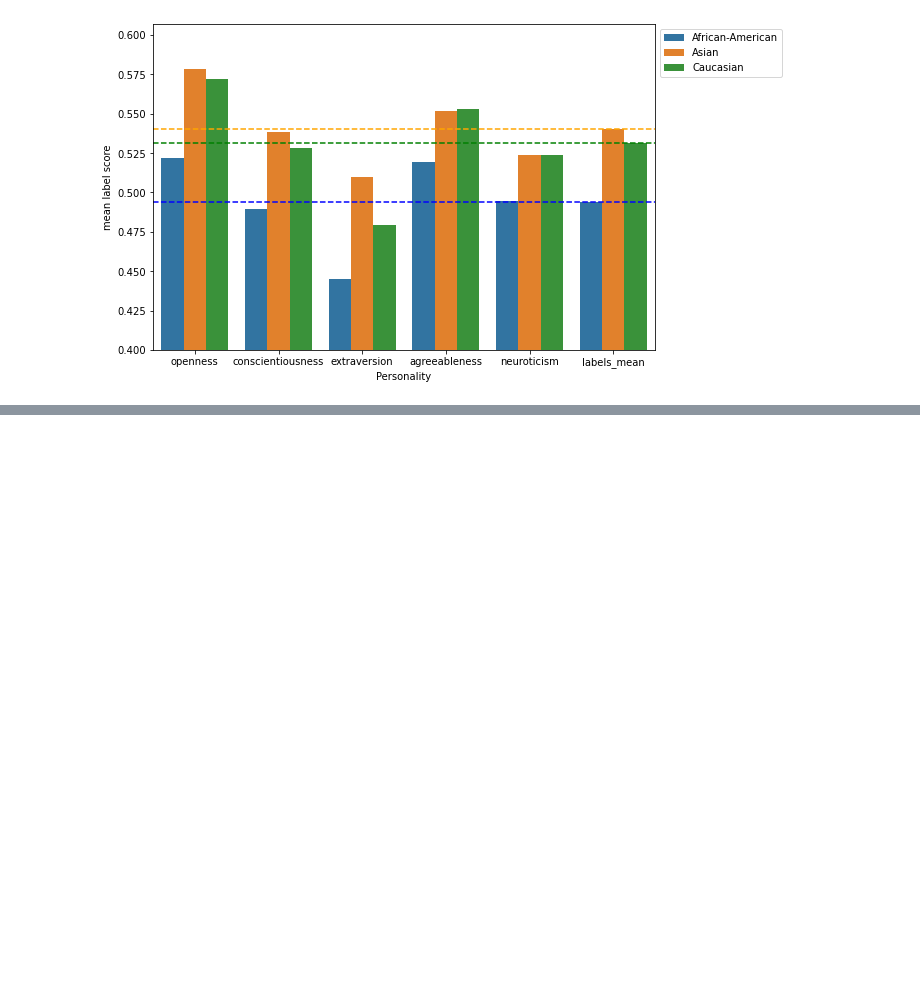
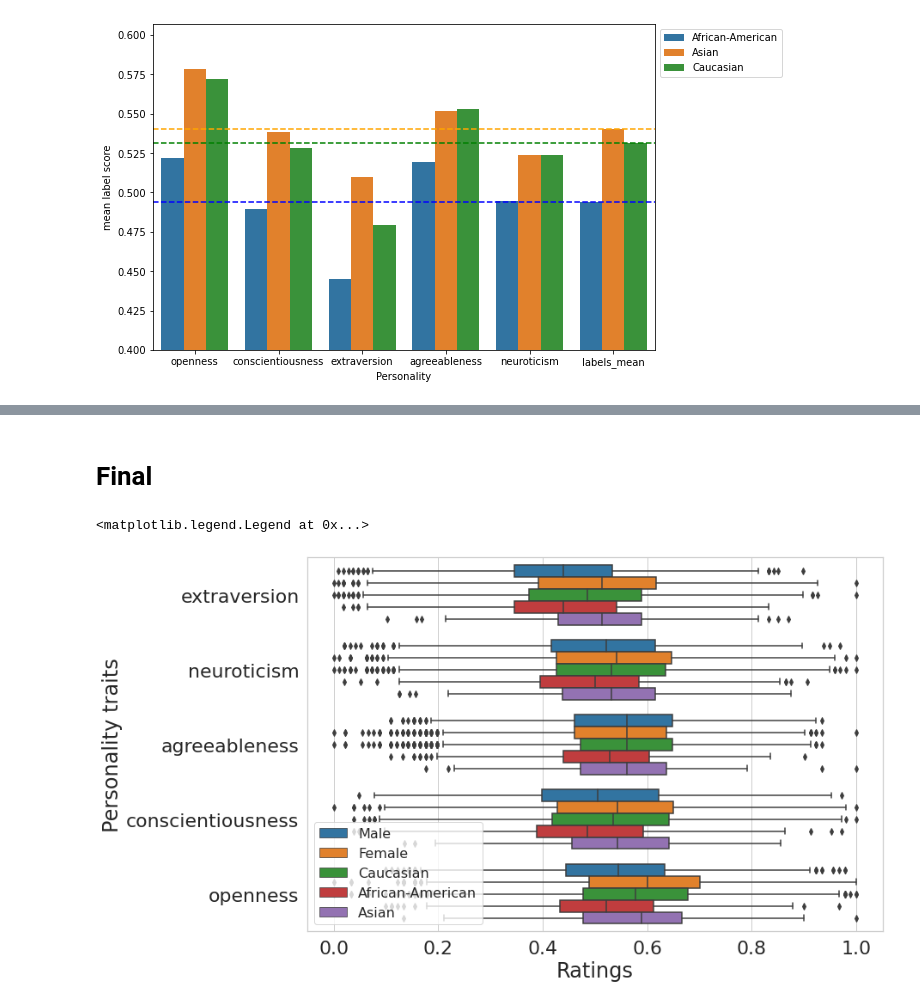
Before and after one commit to germanbarchi/OCEAN-TRUST, a Jupyter notebook: notebooks/ethnicity_&_gender_analysis.ipynb, the cells around one changed output, grey strips where cells are left out. Saved outputs shown, nothing was run; the diff lists cells and outputs as text; code cells hidden in the pictures; blank space fills up the shorter version.

```diff
--- a/notebooks/ethnicity_&_gender_analysis.ipynb
+++ b/notebooks/ethnicity_&_gender_analysis.ipynb
@@ -122,0 +133,2 @@ Text(0, 0.5, 'mean label score')
+# %% [markdown]
+# Final
@@ -122,0 +141,20 @@ Text(0, 0.5, 'mean label score')
+# %%
+df_eth=meta_df[ocean_tags_eth].rename(columns={'ethnicity_tag':'label'})
+# %%
+df_gender=meta_df[ocean_tags_gender].rename(columns={'gender_tag':'label'})
+# %%
+df=pd.concat([df_gender,df_eth])
+# %%
+df=df.reset_index().drop(columns='filename')
+# %%
+plt.figure(figsize=(12, 8))
+sns.set(font_scale=2)
+sns.set_palette('tab10')
+sns.set_style("whitegrid")
+sns.boxplot(df.melt(id_vars='label'),y='variable',x='value',hue='label')
+plt.ylabel('Personality traits')
+plt.xlabel('Ratings')
+plt.legend(loc='lower left',fontsize=16)
+# %% [output]
+<matplotlib.legend.Legend at 0x...>
+[figure, added]
```
Also changed, not shown: parts of 8 cells of this notebook, 13 other files.
